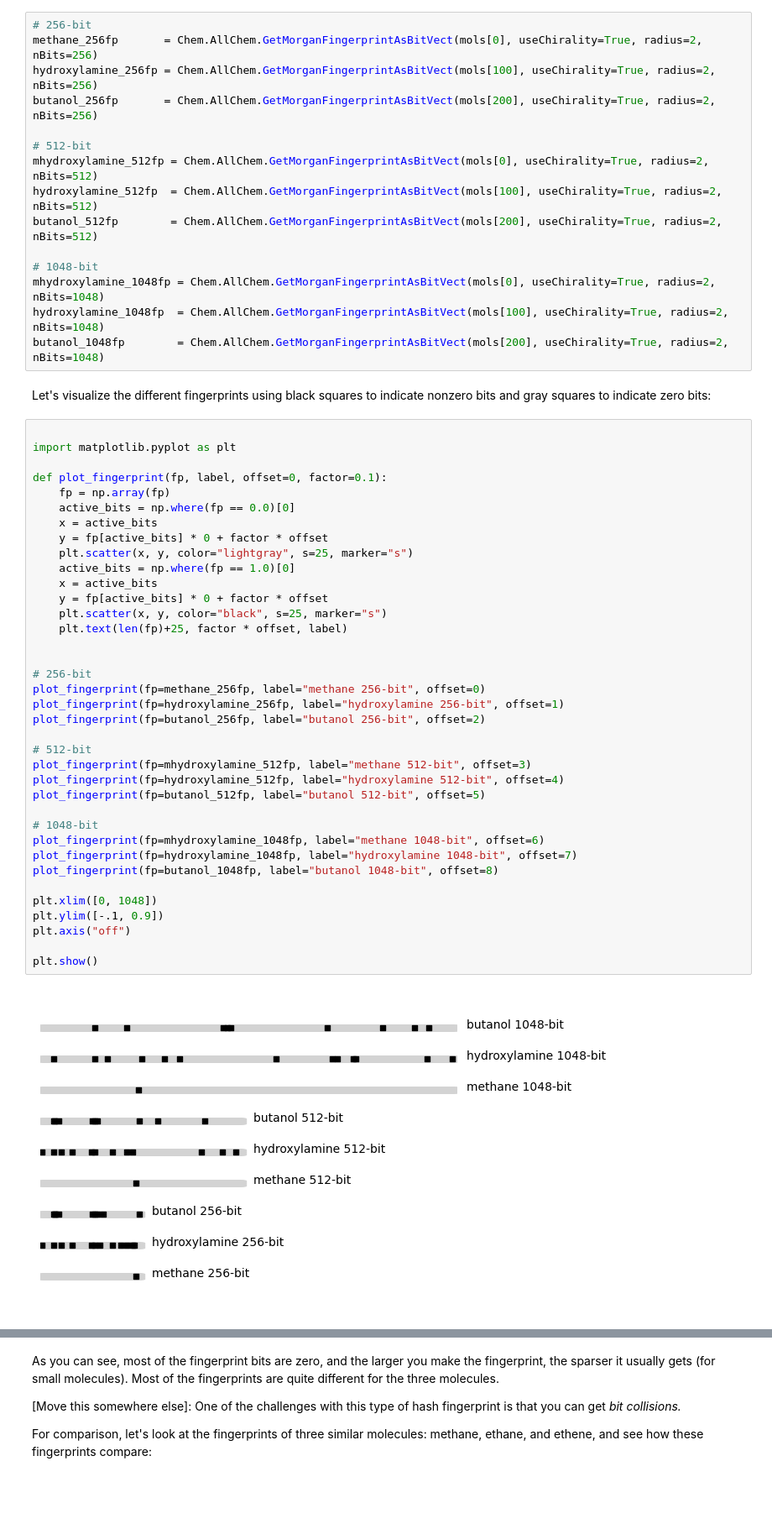
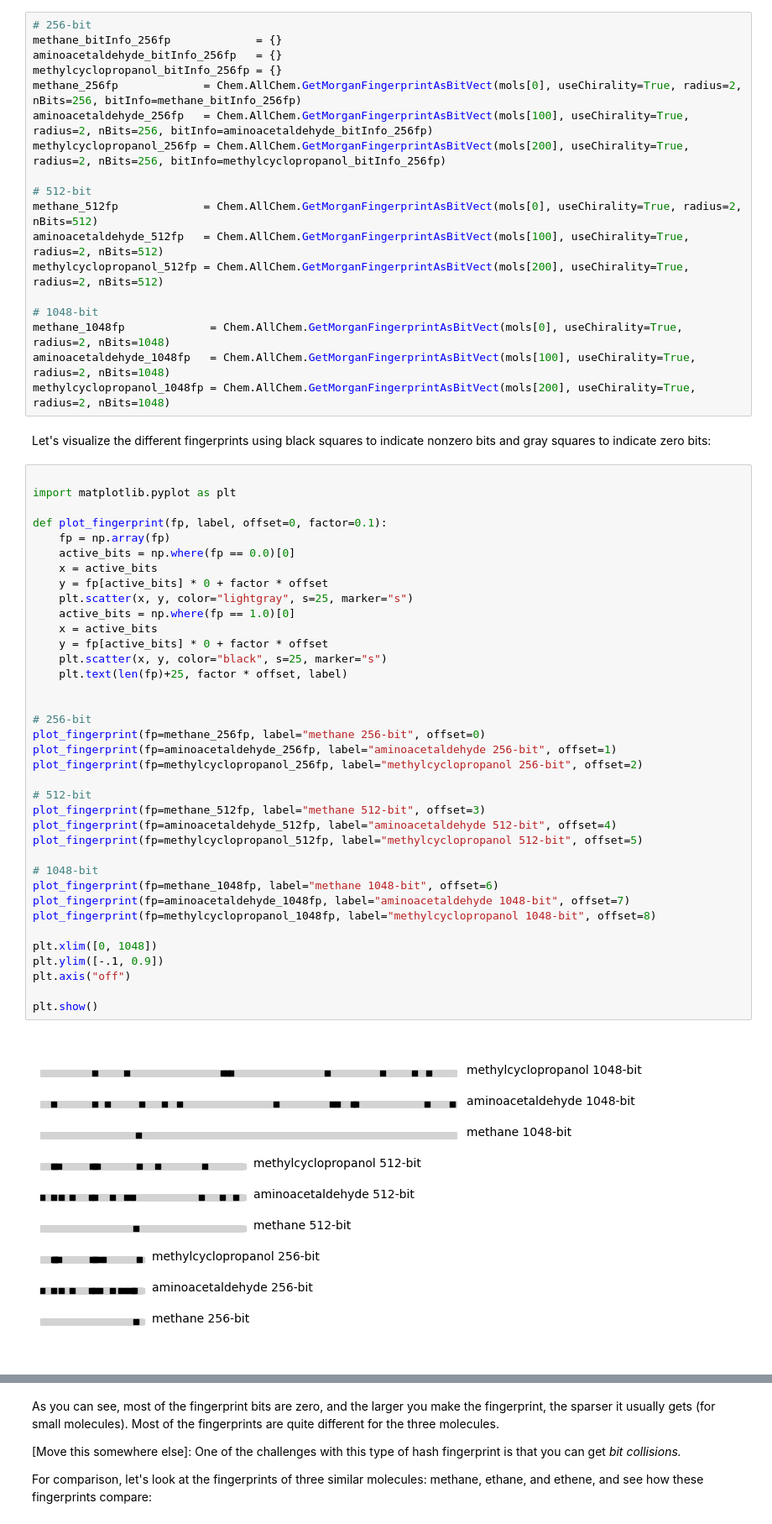
Before and after one commit to rhyan10/unsupervised-learning-molecular-systems, a Jupyter notebook: 1-Representations-and-Descriptors/1-Tutorial.ipynb, the cells around one changed output, grey strips where cells are left out. Shown: that part at 84% size. Cells and saved outputs as stored; diff of their text form; blank space fills up the shorter version.

```diff
--- a/1-Representations-and-Descriptors/1-Tutorial.ipynb
+++ b/1-Representations-and-Descriptors/1-Tutorial.ipynb
@@ -107,57 +120,60 @@ butan-1-ol: CC1(O)CC1
 Now that we have our list of molecules, we can represent them using one of the most common representations used in cheminformatics: [Morgan fingerprints](https://www.rdkit.org/UGM/2012/Landrum_RDKit_UGM.Fingerprints.Final.pptx.pdf). Fingerprints can have different, user-defined lengths. Here, we will generate radius 2 Morgan fingerprints for the above three molecules using bit lengths of 256, 512, and 1048:
 # %%
 # 256-bit
-methane_256fp       = Chem.AllChem.GetMorganFingerprintAsBitVect(mols[0], useChirality=True, radius=2, nBits=256)
-hydroxylamine_256fp = Chem.AllChem.GetMorganFingerprintAsBitVect(mols[100], useChirality=True, radius=2, nBits=256)
-butanol_256fp       = Chem.AllChem.GetMorganFingerprintAsBitVect(mols[200], useChirality=True, radius=2, nBits=256)
+methane_bitInfo_256fp             = {}
+aminoacetaldehyde_bitInfo_256fp   = {}
+methylcyclopropanol_bitInfo_256fp = {}
+methane_256fp             = Chem.AllChem.GetMorganFingerprintAsBitVect(mols[0], useChirality=True, radius=2, nBits=256, bitInfo=methane_bitInfo_256fp)
+aminoacetaldehyde_256fp   = Chem.AllChem.GetMorganFingerprintAsBitVect(mols[100], useChirality=True, radius=2, nBits=256, bitInfo=aminoacetaldehyde_bitInfo_256fp)
+methylcyclopropanol_256fp = Chem.AllChem.GetMorganFingerprintAsBitVect(mols[200], useChirality=True, radius=2, nBits=256, bitInfo=methylcyclopropanol_bitInfo_256fp)
 
 # 512-bit
-mhydroxylamine_512fp = Chem.AllChem.GetMorganFingerprintAsBitVect(mols[0], useChirality=True, radius=2, nBits=512)
-hydroxylamine_512fp  = Chem.AllChem.GetMorganFingerprintAsBitVect(mols[100], useChirality=True, radius=2, nBits=512)
-butanol_512fp        = Chem.AllChem.GetMorganFingerprintAsBitVect(mols[200], useChirality=True, radius=2, nBits=512)
+methane_512fp             = Chem.AllChem.GetMorganFingerprintAsBitVect(mols[0], useChirality=True, radius=2, nBits=512)
+aminoacetaldehyde_512fp   = Chem.AllChem.GetMorganFingerprintAsBitVect(mols[100], useChirality=True, radius=2, nBits=512)
+methylcyclopropanol_512fp = Chem.AllChem.GetMorganFingerprintAsBitVect(mols[200], useChirality=True, radius=2, nBits=512)
 
 # 1048-bit
-mhydroxylamine_1048fp = Chem.AllChem.GetMorganFingerprintAsBitVect(mols[0], useChirality=True, radius=2, nBits=1048)
-hydroxylamine_1048fp  = Chem.AllChem.GetMorganFingerprintAsBitVect(mols[100], useChirality=True, radius=2, nBits=1048)
-butanol_1048fp        = Chem.AllChem.GetMorganFingerprintAsBitVect(mols[200], useChirality=True, radius=2, nBits=1048)
+methane_1048fp             = Chem.AllChem.GetMorganFingerprintAsBitVect(mols[0], useChirality=True, radius=2, nBits=1048)
+aminoacetaldehyde_1048fp   = Chem.AllChem.GetMorganFingerprintAsBitVect(mols[100], useChirality=True, radius=2, nBits=1048)
+methylcyclopropanol_1048fp = Chem.AllChem.GetMorganFingerprintAsBitVect(mols[200], useChirality=True, radius=2, nBits=1048)
 # %% [markdown]
 Let's visualize the different fingerprints using black squares to indicate nonzero bits and gray squares to indicate zero bits:
 # %%
 
 import matplotlib.pyplot as plt
 
 def plot_fingerprint(fp, label, offset=0, factor=0.1):
     fp = np.array(fp)
     active_bits = np.where(fp == 0.0)[0]
     x = active_bits
     y = fp[active_bits] * 0 + factor * offset
     plt.scatter(x, y, color="lightgray", s=25, marker="s")
     active_bits = np.where(fp == 1.0)[0]
     x = active_bits
     y = fp[active_bits] * 0 + factor * offset
     plt.scatter(x, y, color="black", s=25, marker="s")
     plt.text(len(fp)+25, factor * offset, label)
 
 
 # 256-bit
 plot_fingerprint(fp=methane_256fp, label="methane 256-bit", offset=0)
-plot_fingerprint(fp=hydroxylamine_256fp, label="hydroxylamine 256-bit", offset=1)
-plot_fingerprint(fp=butanol_256fp, label="butanol 256-bit", offset=2)
+plot_fingerprint(fp=aminoacetaldehyde_256fp, label="aminoacetaldehyde 256-bit", offset=1)
+plot_fingerprint(fp=methylcyclopropanol_256fp, label="methylcyclopropanol 256-bit", offset=2)
 
 # 512-bit
-plot_fingerprint(fp=mhydroxylamine_512fp, label="methane 512-bit", offset=3)
-plot_fingerprint(fp=hydroxylamine_512fp, label="hydroxylamine 512-bit", offset=4)
-plot_fingerprint(fp=butanol_512fp, label="butanol 512-bit", offset=5)
+plot_fingerprint(fp=methane_512fp, label="methane 512-bit", offset=3)
+plot_fingerprint(fp=aminoacetaldehyde_512fp, label="aminoacetaldehyde 512-bit", offset=4)
+plot_fingerprint(fp=methylcyclopropanol_512fp, label="methylcyclopropanol 512-bit", offset=5)
 
 # 1048-bit
-plot_fingerprint(fp=mhydroxylamine_1048fp, label="methane 1048-bit", offset=6)
-plot_fingerprint(fp=hydroxylamine_1048fp, label="hydroxylamine 1048-bit", offset=7)
-plot_fingerprint(fp=butanol_1048fp, label="butanol 1048-bit", offset=8)
+plot_fingerprint(fp=methane_1048fp, label="methane 1048-bit", offset=6)
+plot_fingerprint(fp=aminoacetaldehyde_1048fp, label="aminoacetaldehyde 1048-bit", offset=7)
+plot_fingerprint(fp=methylcyclopropanol_1048fp, label="methylcyclopropanol 1048-bit", offset=8)
 
 plt.xlim([0, 1048])
 plt.ylim([-.1, 0.9])
 plt.axis("off")
 
 plt.show()
 # %% [output]
-[figure, old version]
+[figure, new version]
```
Also changed, not shown: parts of 11 cells of this notebook, 1 other file.
